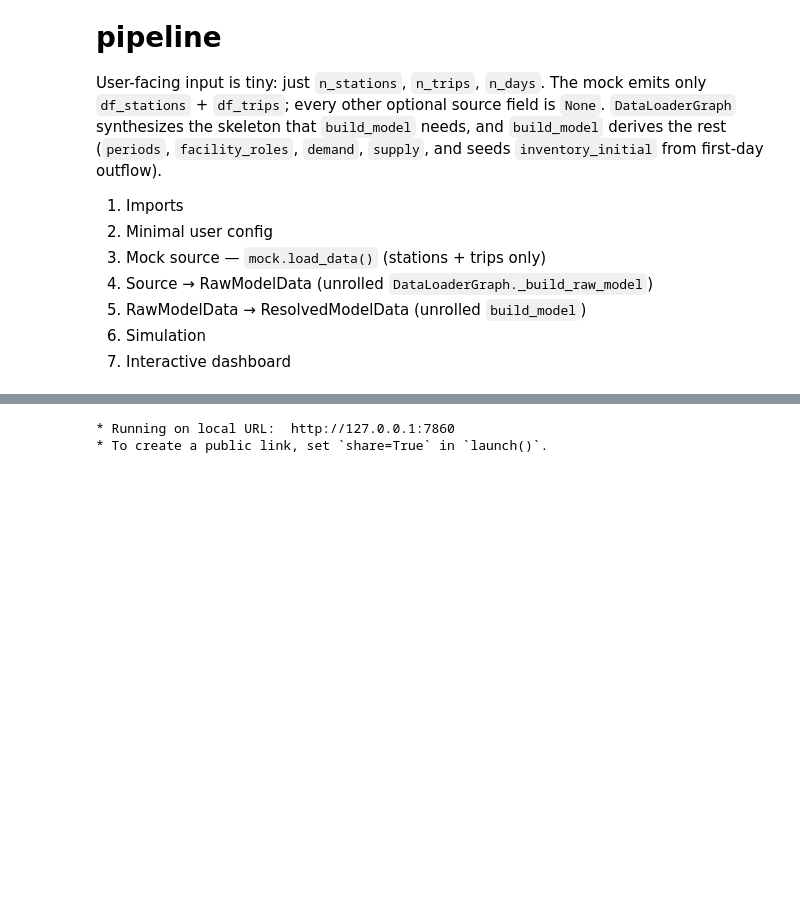
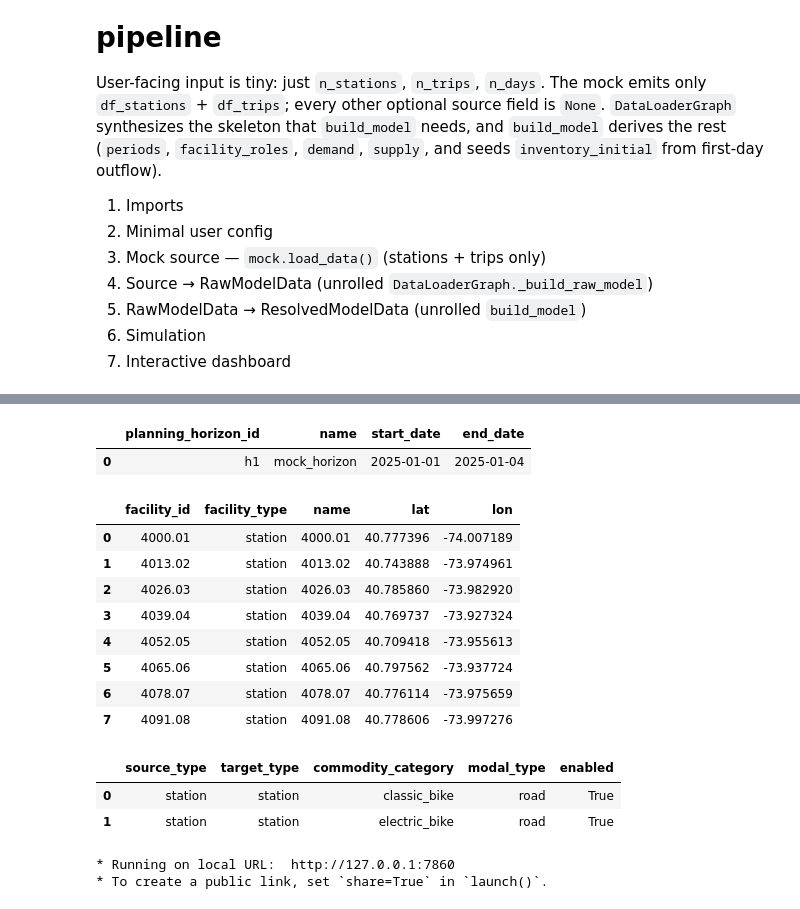
Before and after one commit to vlzm/GFDRR, a Jupyter notebook: notebooks/understand/workbook.ipynb, the cells around one changed output, grey strips where cells are left out. Saved outputs shown, nothing was run; the diff lists cells and outputs as text; code cells hidden in the pictures; blank space fills up the shorter version.

```diff
--- a/notebooks/understand/workbook.ipynb
+++ b/notebooks/understand/workbook.ipynb
@@ -278,3 +369,26 @@ unmet_demand_log = log_tables["simulation_unmet_demand_log"]
+# %%
+temporal['planning_horizon']
+# %% [output]
+|  | planning_horizon_id | name | start_date | end_date |
+| 0 | h1 | mock_horizon | 2025-01-01 | 2025-01-04 |
+# %%
+resolved.facilities
+# %% [output]
+|  | facility_id | facility_type | name | lat | lon |
+| 0 | 4000.01 | station | 4000.01 | 40.777396 | -74.007189 |
+| 1 | 4013.02 | station | 4013.02 | 40.743888 | -73.974961 |
+| 2 | 4026.03 | station | 4026.03 | 40.785860 | -73.982920 |
+| 3 | 4039.04 | station | 4039.04 | 40.769737 | -73.927324 |
+| 4 | 4052.05 | station | 4052.05 | 40.709418 | -73.955613 |
+| 5 | 4065.06 | station | 4065.06 | 40.797562 | -73.937724 |
+| 6 | 4078.07 | station | 4078.07 | 40.776114 | -73.975659 |
+| 7 | 4091.08 | station | 4091.08 | 40.778606 | -73.997276 |
+# %%
+resolved.edge_rules
+# %% [output]
+|  | source_type | target_type | commodity_category | modal_type | enabled |
+| 0 | station | station | classic_bike | road | True |
+| 1 | station | station | electric_bike | road | True |
 # %%
 # %% 7. Interactive dashboard
 # Two buttons + one dropdown:
```
Also changed, not shown: parts of 1 cell of this notebook.
